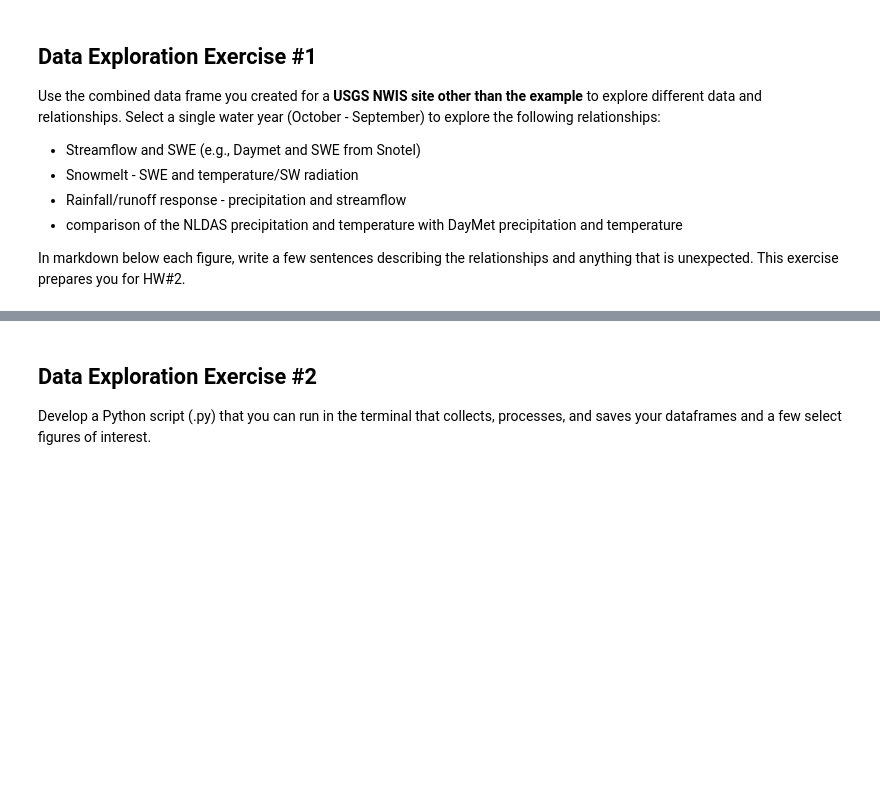
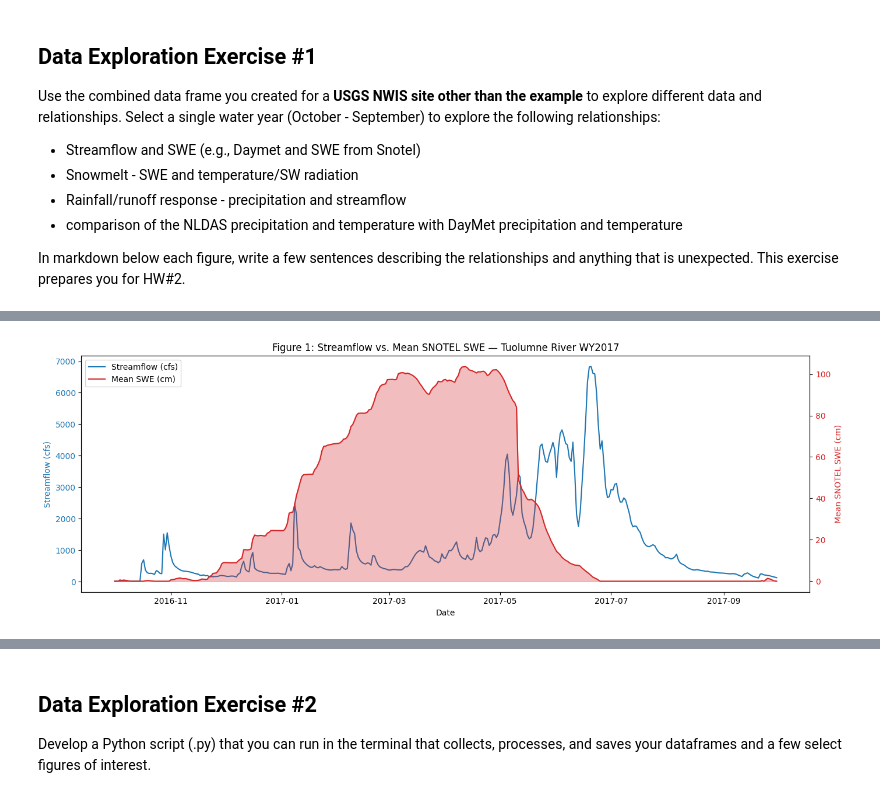
Before and after one commit to UUHydroInformatics/Data-Acquisition-Processing-Analysis, a Jupyter notebook: HydroDF_Analysis.ipynb, the cells around one changed output, grey strips where cells are left out. Cells and saved outputs as stored; diff of their text form; code cells hidden in the pictures; blank space fills up the shorter version.

```diff
--- a/HydroDF_Analysis.ipynb
+++ b/HydroDF_Analysis.ipynb
@@ -245,3 +249,17 @@ Use the combined data frame you created for a **USGS NWIS site other than the ex
 * comparison of the NLDAS precipitation and temperature with DayMet precipitation and temperature
 
 In markdown below each figure, write a few sentences describing the relationships and anything that is unexpected. This exercise prepares you for HW#2.
+# %%
+# Select Water Year 2017 (Oct 2016 – Sep 2017) — a high-snowpack year for Tuolumne
+wy_start = '2016-10-01'
+wy_end   = '2017-09-30'
+wy_df = Hydro_df.loc[wy_start:wy_end].copy()
+
+# Compute mean SWE across the CA SNOTEL sites for this water year
+snotel_cols = [c for c in wy_df.columns if c.endswith('_SWE_cm')]
+wy_df['mean_SWE_cm'] = wy_df[snotel_cols].mean(axis=1)
+
+print(f"Water Year 2017 rows: {len(wy_df)}")
+print(f"SNOTEL cols used: {snotel_cols}")
+wy_df[['Streamflow_cfs', 'mean_SWE_cm', 'prcp_mm_day', 'tmax_C', 'tmin_C', 'srad_W_m2',
+        'total_precipitation', 'temperature']].describe().round(2)
@@ -247,0 +278,31 @@ In markdown below each figure, write a few sentences describing the relationship
+# %%
+import os
+os.makedirs('outputs', exist_ok=True)
+
+# ── Figure 1: Streamflow vs Mean SWE ─────────────────────────────────────────
+fig, ax1 = plt.subplots(figsize=(14, 5))
+
+color_sf = '#1f77b4'
+color_swe = '#d62728'
+
+ax1.set_xlabel('Date')
+ax1.set_ylabel('Streamflow (cfs)', color=color_sf)
+ax1.plot(wy_df.index, wy_df['Streamflow_cfs'], color=color_sf, linewidth=1.5, label='Streamflow (cfs)')
+ax1.tick_params(axis='y', labelcolor=color_sf)
+
+ax2 = ax1.twinx()
+ax2.set_ylabel('Mean SNOTEL SWE (cm)', color=color_swe)
+ax2.fill_between(wy_df.index, wy_df['mean_SWE_cm'], alpha=0.3, color=color_swe)
+ax2.plot(wy_df.index, wy_df['mean_SWE_cm'], color=color_swe, linewidth=1.5, label='Mean SWE (cm)')
+ax2.tick_params(axis='y', labelcolor=color_swe)
+
+lines1, labels1 = ax1.get_legend_handles_labels()
+lines2, labels2 = ax2.get_legend_handles_labels()
+ax1.legend(lines1 + lines2, labels1 + labels2, loc='upper left')
+
+plt.title('Figure 1: Streamflow vs. Mean SNOTEL SWE — Tuolumne River WY2017')
+fig.tight_layout()
+plt.savefig('outputs/fig1_streamflow_vs_SWE_WY2017.png', dpi=150)
+plt.show()
+# %% [output]
+[figure, added]
```
Also changed, not shown: parts of 17 cells of this notebook, 4 other files.
